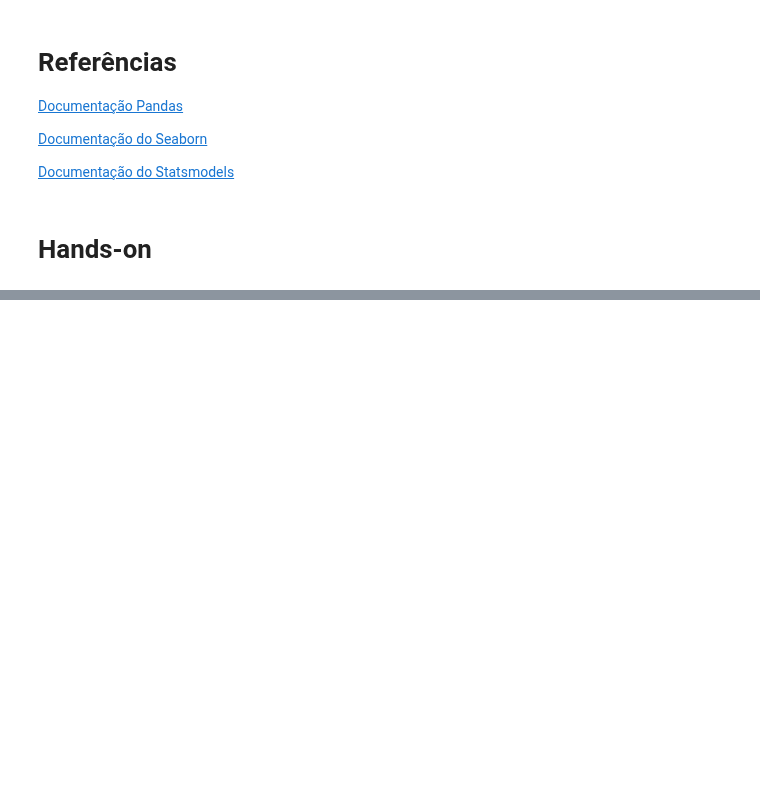
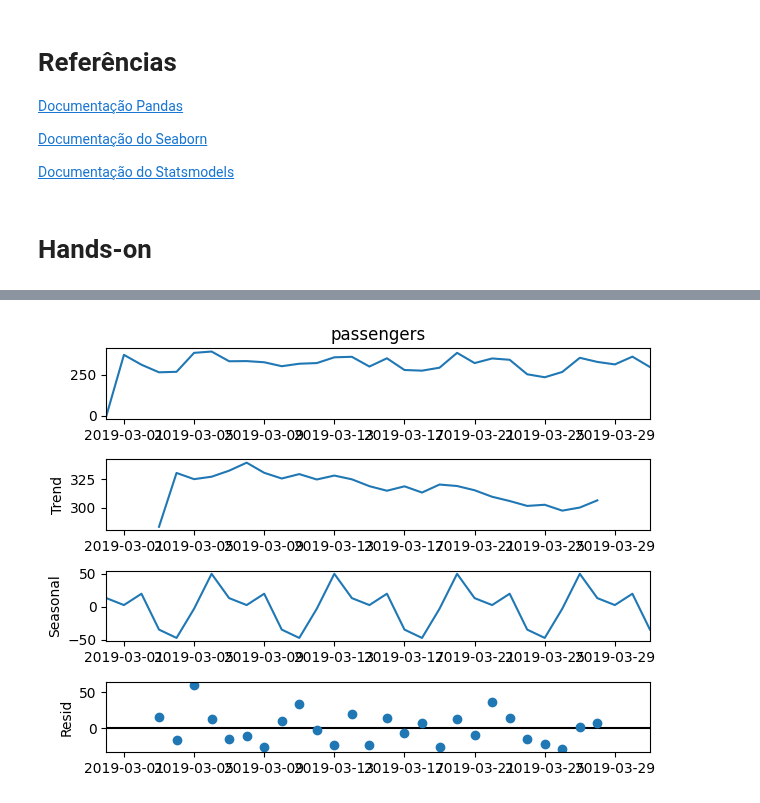
Before and after one commit to allansuzuki/ADA_classes, a Jupyter notebook: DS-PY-Data-Science/DS-PY-018 ANÁLISE EXPLORATÓRIA DE DADOS/Material do Aluno/Aula6_Graficos_analise_temporal.ipynb, the cells around one changed output, grey strips where cells are left out. Saved outputs shown, nothing was run; the diff lists cells and outputs as text; code cells hidden in the pictures; blank space fills up the shorter version.

```diff
--- a/DS-PY-Data-Science/DS-PY-018 ANÁLISE EXPLORATÓRIA DE DADOS/Material do Aluno/Aula6_Graficos_analise_temporal.ipynb
+++ b/DS-PY-Data-Science/DS-PY-018 ANÁLISE EXPLORATÓRIA DE DADOS/Material do Aluno/Aula6_Graficos_analise_temporal.ipynb
@@ -115,0 +132,17 @@ Se quiser saber mais sobre os modelos aditivo e multiplicativo da teorica de dec
+# %%
+import pandas as pd
+import numpy as np
+from statsmodels.tsa.seasonal import seasonal_decompose
+import matplotlib.pyplot as plt
+
+# Dados de exemplo
+serie_temporal = df_taxis
+
+# Decomposição sazonal
+resultados = seasonal_decompose(x=serie_temporal['passengers'], model='a', period=7)
+
+# Plotando os componentes
+resultados.plot()
+plt.show()
+# %% [output]
+[figure, added]
```
Also changed, not shown: parts of 4 cells of this notebook.
